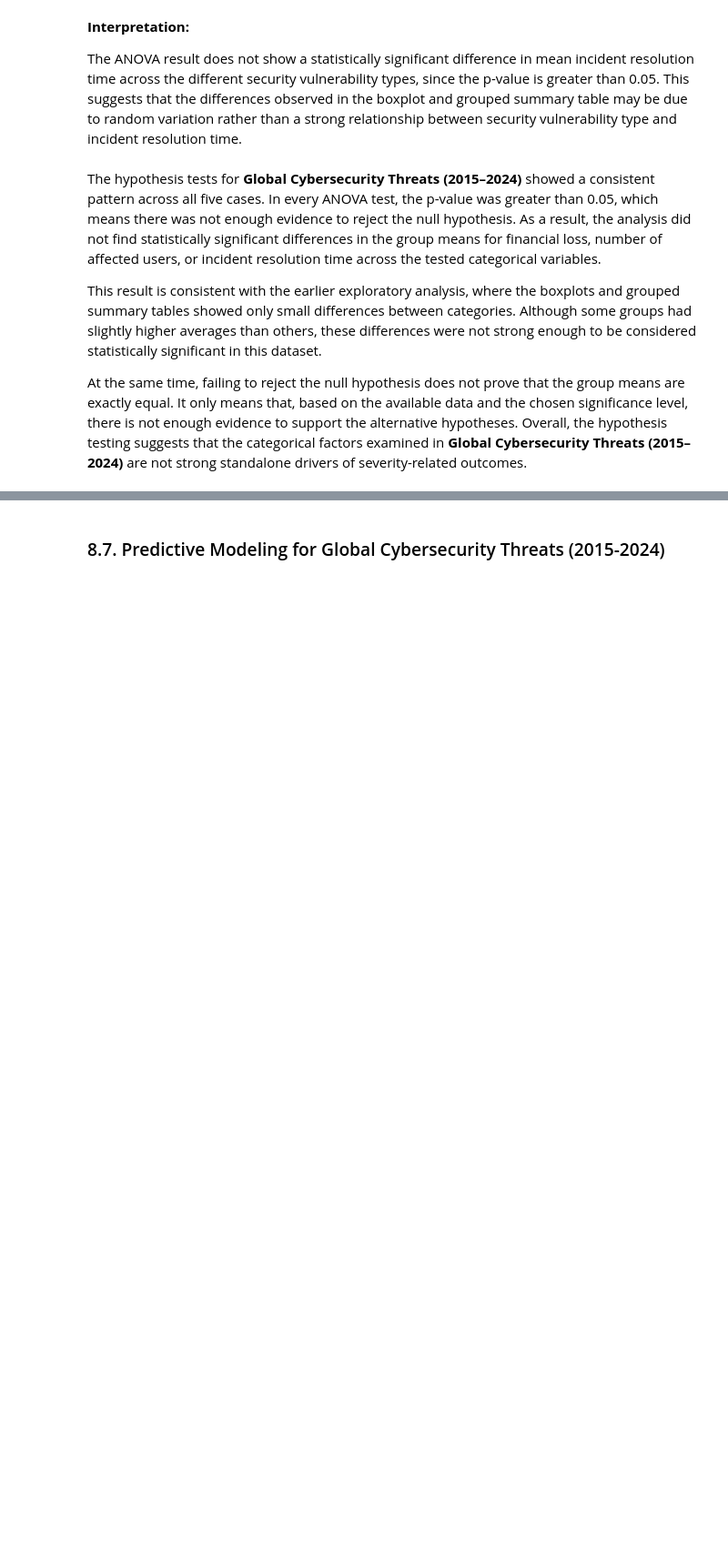
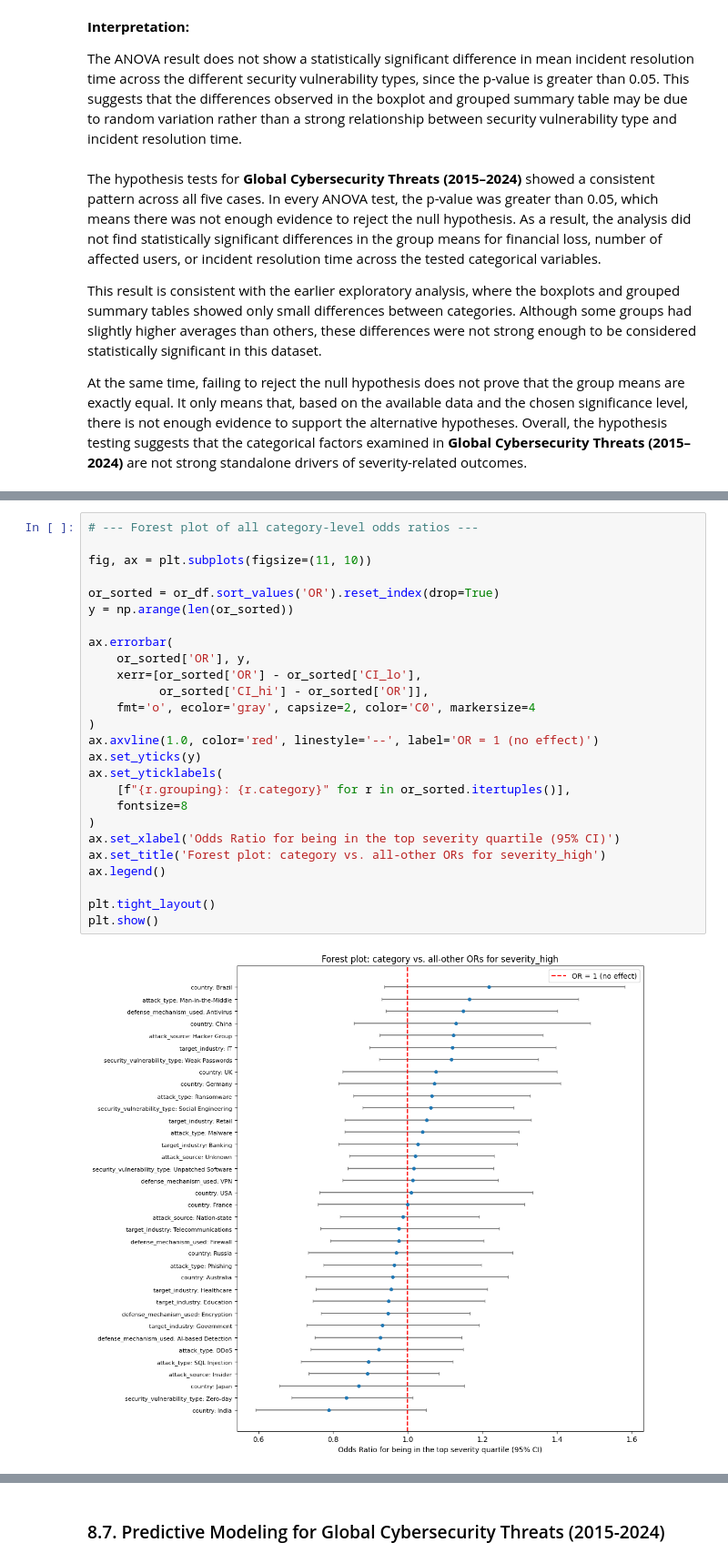
Before and after one commit to AlexanderPanagyurski/cyberattack-severity-analysis, a Jupyter notebook: Drivers of Cyberattack Severity.ipynb, the cells around one changed output, grey strips where cells are left out. Shown at 91% size. Cells and saved outputs as stored; diff of their text form; blank space fills up the shorter version.

Commit message:
Rewrite Sections (8.4-8.6): add checks for the severity hypotheses

```diff
--- a/Drivers of Cyberattack Severity.ipynb
+++ b/Drivers of Cyberattack Severity.ipynb
@@ -2748,0 +2875,28 @@ At the same time, failing to reject the null hypothesis does not prove that the
+# %%
+# --- Forest plot of all category-level odds ratios ---
+
+fig, ax = plt.subplots(figsize=(11, 10))
+
+or_sorted = or_df.sort_values('OR').reset_index(drop=True)
+y = np.arange(len(or_sorted))
+
+ax.errorbar(
+    or_sorted['OR'], y,
+    xerr=[or_sorted['OR'] - or_sorted['CI_lo'],
+          or_sorted['CI_hi'] - or_sorted['OR']],
+    fmt='o', ecolor='gray', capsize=2, color='C0', markersize=4
+)
+ax.axvline(1.0, color='red', linestyle='--', label='OR = 1 (no effect)')
+ax.set_yticks(y)
+ax.set_yticklabels(
+    [f"{r.grouping}: {r.category}" for r in or_sorted.itertuples()],
+    fontsize=8
+)
+ax.set_xlabel('Odds Ratio for being in the top severity quartile (95% CI)')
+ax.set_title('Forest plot: category vs. all-other ORs for severity_high')
+ax.legend()
+
+plt.tight_layout()
+plt.show()
+# %% [output]
+[figure, added]
```
Also changed, not shown: parts of 17 cells of this notebook.
